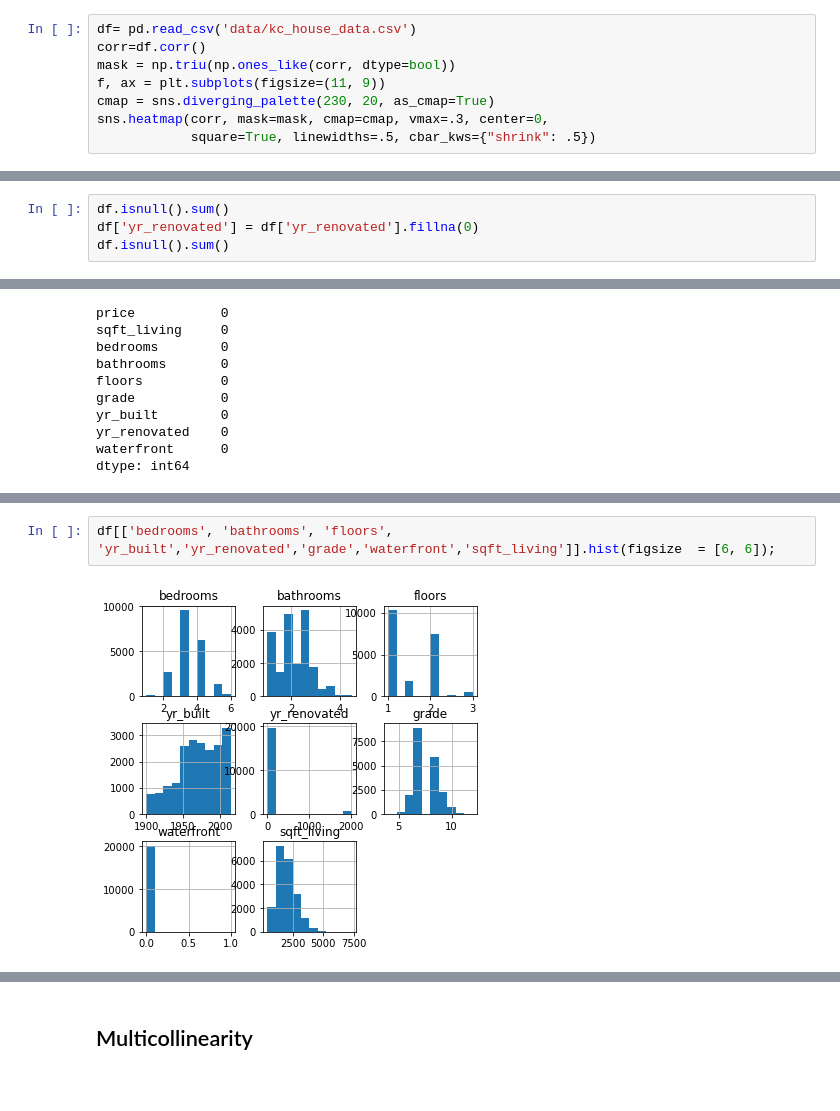
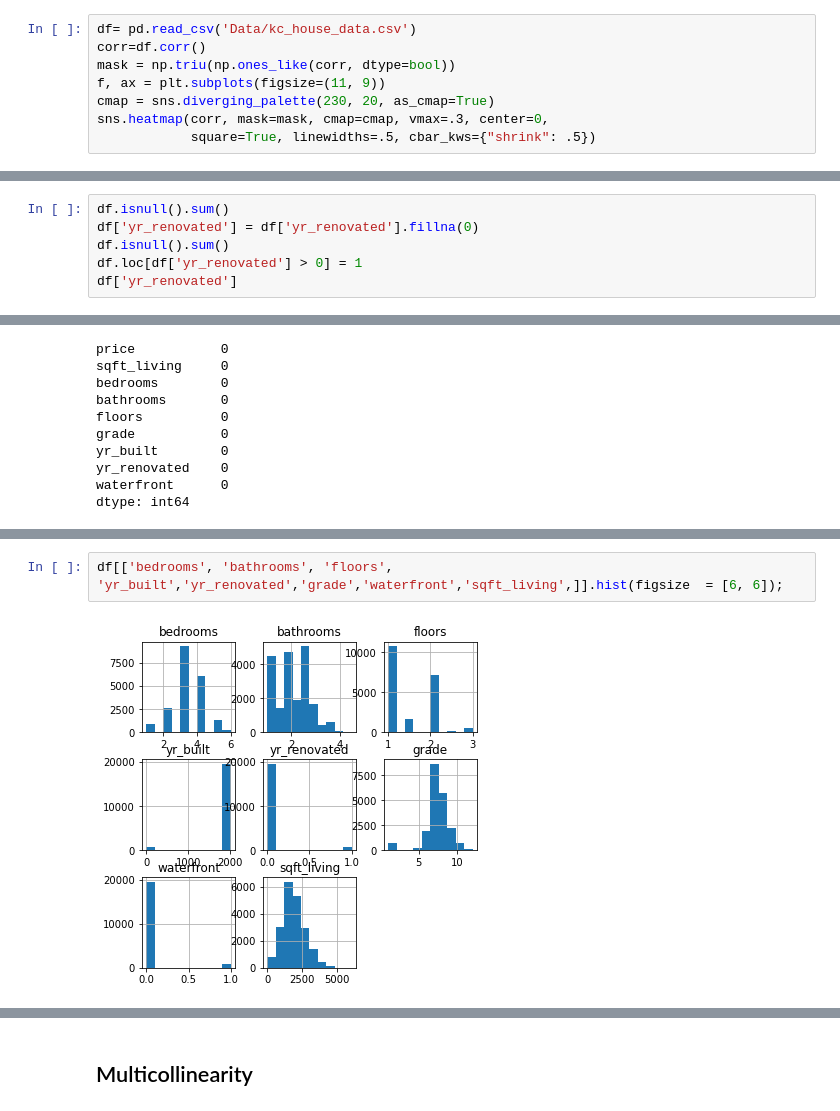
Before and after one commit to justinweible/Housing_Data_Analysis, a Jupyter notebook: Untitled-1.ipynb, the cells around one changed output, grey strips where cells are left out. Saved outputs shown, nothing was run; the diff lists cells and outputs as text.

```diff
--- a/Untitled-1.ipynb
+++ b/Untitled-1.ipynb
@@ -11,7 +11,7 @@ from sklearn.preprocessing import PolynomialFeatures
 # %% [markdown]
 Inspecting Data
 # %%
-df= pd.read_csv('data/kc_house_data.csv')
+df= pd.read_csv('Data/kc_house_data.csv')
 corr=df.corr()
 mask = np.triu(np.ones_like(corr, dtype=bool))
 f, ax = plt.subplots(figsize=(11, 9))
@@ -94,4 +94,6 @@ df
 df.isnull().sum()
 df['yr_renovated'] = df['yr_renovated'].fillna(0)
 df.isnull().sum()
+df.loc[df['yr_renovated'] > 0] = 1
+df['yr_renovated']
 # %% [output]
@@ -198,8 +223,8 @@ Notes:
 strong multicollinearity or other numerical problems.
 # %%
-df[['bedrooms', 'bathrooms', 'floors', 'yr_built','yr_renovated','grade','waterfront','sqft_living']].hist(figsize  = [6, 6]);
+df[['bedrooms', 'bathrooms', 'floors', 'yr_built','yr_renovated','grade','waterfront','sqft_living',]].hist(figsize  = [6, 6]);
 # %% [output]
-[figure, old version]
+[figure, new version]
 # %%
 ax = sns.boxplot(x="price", data=df)
 # %% [output]
```
Also changed, not shown: parts of 40 cells of this notebook, 1 other file.
